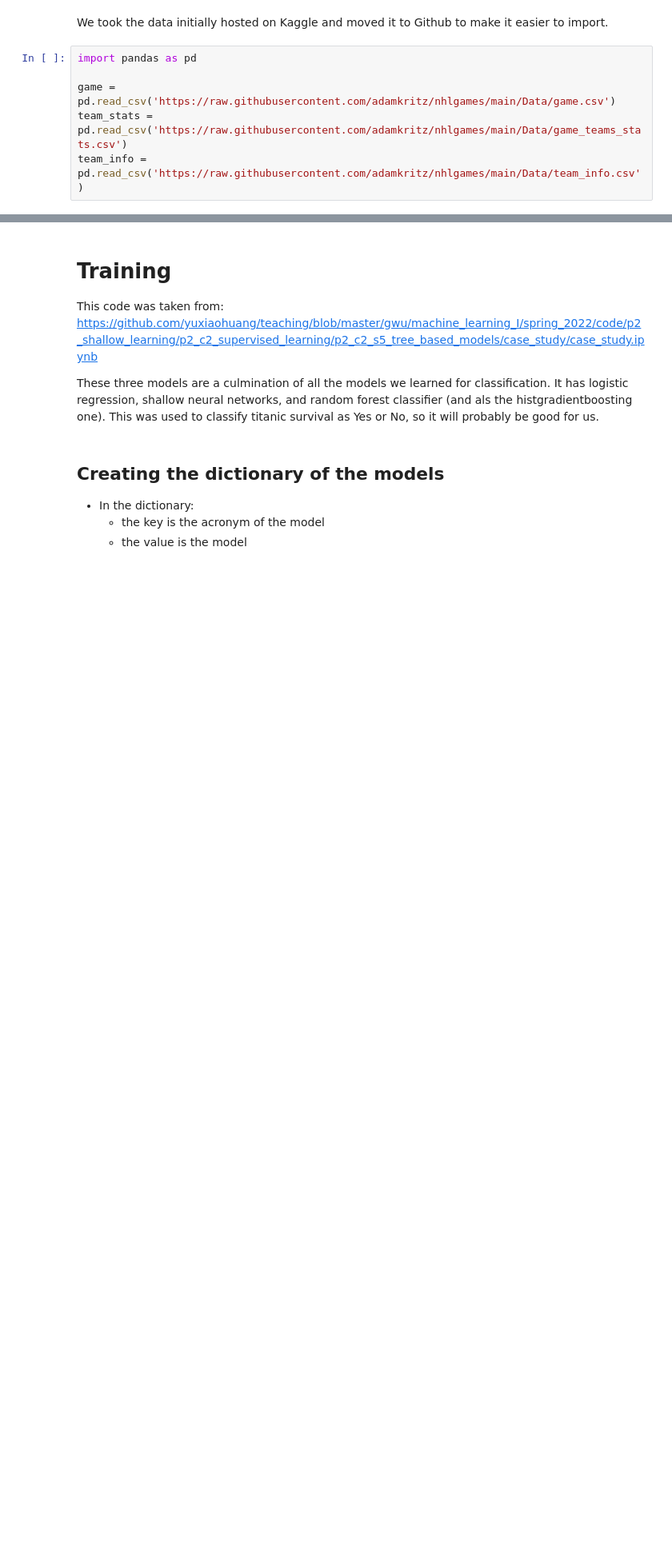
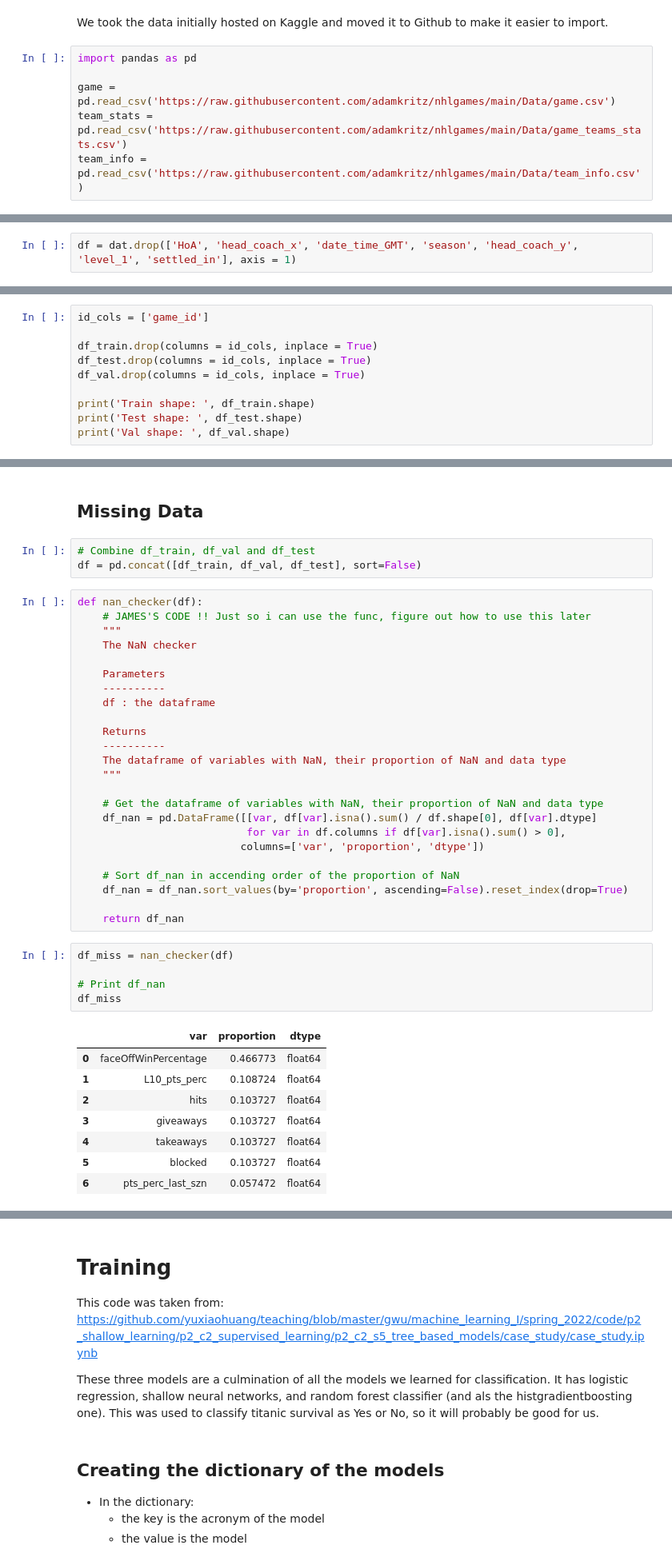
Before and after one commit to adamkritz/nhlgames, a Jupyter notebook: Final Report (.ipynb)/Final_Report.ipynb, the cells around one changed output, grey strips where cells are left out. Shown at 80% size. Saved outputs shown, nothing was run; the diff lists cells and outputs as text; blank space fills up the shorter version.

```diff
--- a/Final Report (.ipynb)/Final_Report.ipynb
+++ b/Final Report (.ipynb)/Final_Report.ipynb
@@ -122,0 +185,2 @@ team_info = pd.read_csv('https://raw.githubusercontent.com/adamkritz/nhlgames/ma
+# %%
+df = dat.drop(['HoA', 'head_coach_x', 'date_time_GMT', 'season', 'head_coach_y', 'level_1', 'settled_in'], axis = 1)
@@ -122,0 +233,10 @@ team_info = pd.read_csv('https://raw.githubusercontent.com/adamkritz/nhlgames/ma
+# %%
+id_cols = ['game_id']
+
+df_train.drop(columns = id_cols, inplace = True)
+df_test.drop(columns = id_cols, inplace = True)
+df_val.drop(columns = id_cols, inplace = True)
+
+print('Train shape: ', df_train.shape)
+print('Test shape: ', df_test.shape)
+print('Val shape: ', df_val.shape)
@@ -122,0 +247,43 @@ team_info = pd.read_csv('https://raw.githubusercontent.com/adamkritz/nhlgames/ma
+# %% [markdown]
+## Missing Data
+# %%
+# Combine df_train, df_val and df_test
+df = pd.concat([df_train, df_val, df_test], sort=False)
+# %%
+def nan_checker(df):
+    # JAMES'S CODE !! Just so i can use the func, figure out how to use this later
+    """
+    The NaN checker
+
+    Parameters
+    ----------
+    df : the dataframe
+
+    Returns
+    ----------
+    The dataframe of variables with NaN, their proportion of NaN and data type
+    """
+
+    # Get the dataframe of variables with NaN, their proportion of NaN and data type
+    df_nan = pd.DataFrame([[var, df[var].isna().sum() / df.shape[0], df[var].dtype]
+                           for var in df.columns if df[var].isna().sum() > 0],
+                          columns=['var', 'proportion', 'dtype'])
+
+    # Sort df_nan in accending order of the proportion of NaN
+    df_nan = df_nan.sort_values(by='proportion', ascending=False).reset_index(drop=True)
+
+    return df_nan
+# %%
+df_miss = nan_checker(df)
+
+# Print df_nan
+df_miss
+# %% [output]
+|  | var | proportion | dtype |
+| 0 | faceOffWinPercentage | 0.466773 | float64 |
+| 1 | L10_pts_perc | 0.108724 | float64 |
+| 2 | hits | 0.103727 | float64 |
+| 3 | giveaways | 0.103727 | float64 |
+| 4 | takeaways | 0.103727 | float64 |
+| 5 | blocked | 0.103727 | float64 |
+| 6 | pts_perc_last_szn | 0.057472 | float64 |
```
Also changed, not shown: parts of 38 cells of this notebook.
